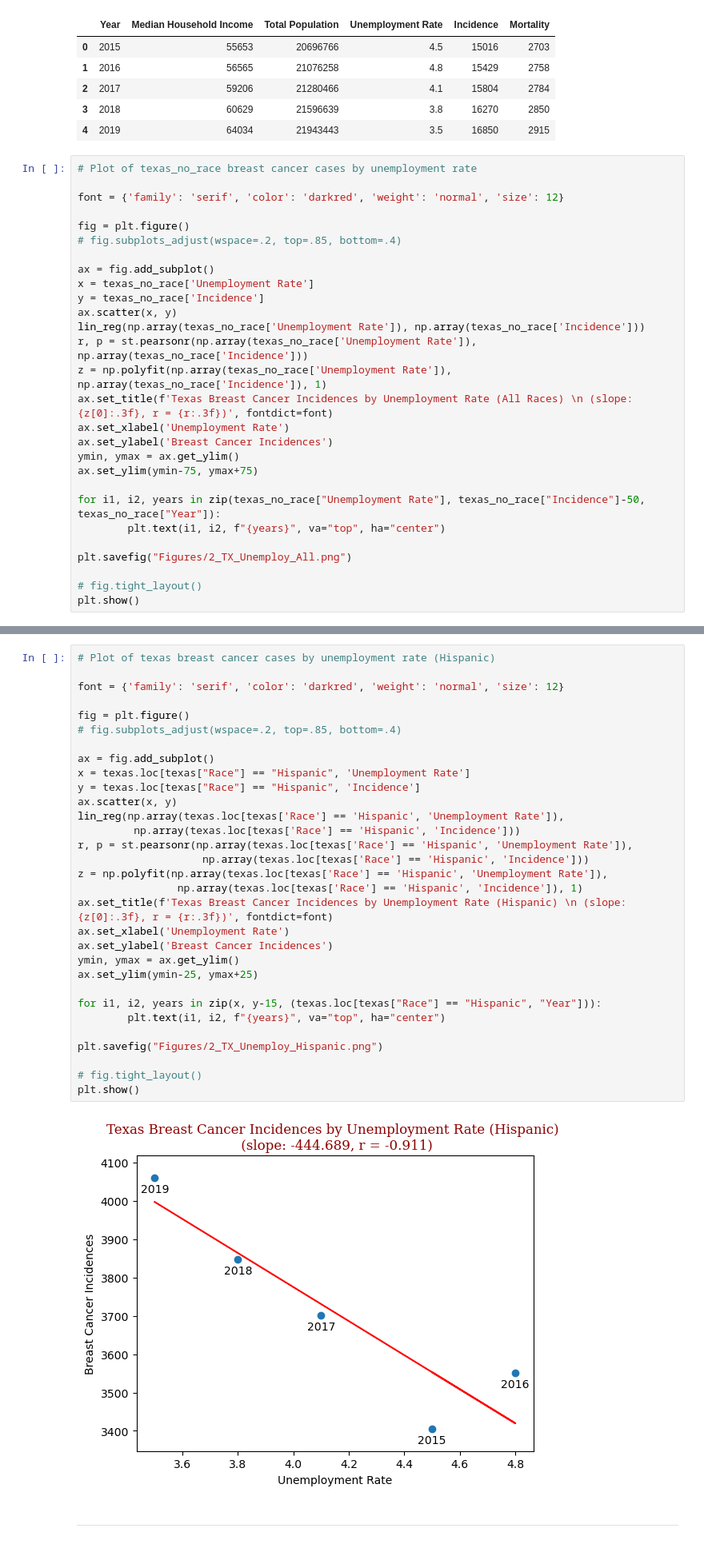
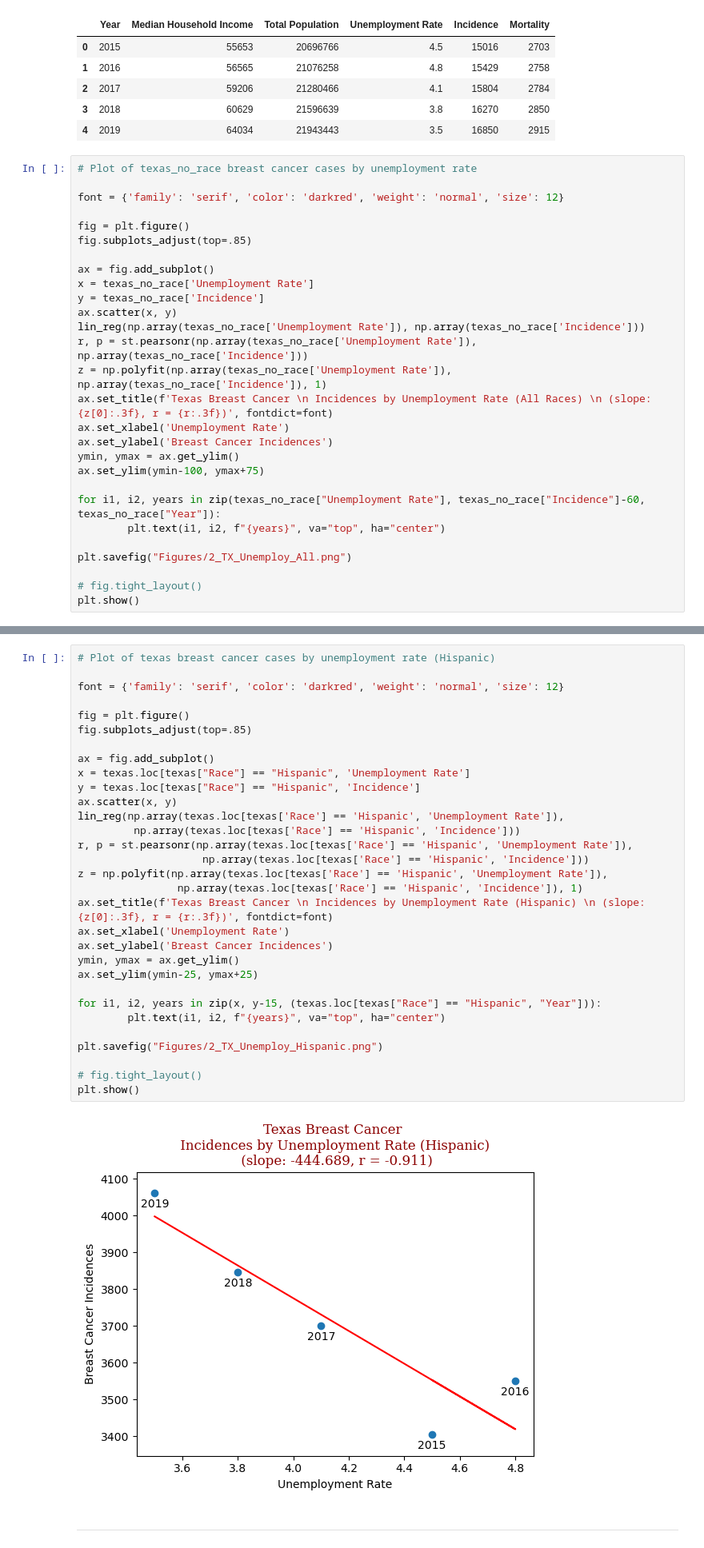
Before and after one commit to emilymees/Project-One, a Jupyter notebook: per_state.ipynb, the cells around one changed output, grey strips where cells are left out. Shown at 80% size. Cells and saved outputs as stored; diff of their text form.

```diff
--- a/per_state.ipynb
+++ b/per_state.ipynb
@@ -198,7 +198,7 @@ texas_no_race
 font = {'family': 'serif', 'color': 'darkred', 'weight': 'normal', 'size': 12}
 
 fig = plt.figure()
-# fig.subplots_adjust(wspace=.2, top=.85, bottom=.4)
+fig.subplots_adjust(top=.85)
 
 ax = fig.add_subplot()
 x = texas_no_race['Unemployment Rate']
@@ -207,13 +207,13 @@ ax.scatter(x, y)
 lin_reg(np.array(texas_no_race['Unemployment Rate']), np.array(texas_no_race['Incidence']))
 r, p = st.pearsonr(np.array(texas_no_race['Unemployment Rate']), np.array(texas_no_race['Incidence']))
 z = np.polyfit(np.array(texas_no_race['Unemployment Rate']), np.array(texas_no_race['Incidence']), 1)
-ax.set_title(f'Texas Breast Cancer Incidences by Unemployment Rate (All Races) \n (slope: {z[0]:.3f}, r = {r:.3f})', fontdict=font)
+ax.set_title(f'Texas Breast Cancer \n Incidences by Unemployment Rate (All Races) \n (slope: {z[0]:.3f}, r = {r:.3f})', fontdict=font)
 ax.set_xlabel('Unemployment Rate')
 ax.set_ylabel('Breast Cancer Incidences')
 ymin, ymax = ax.get_ylim()
-ax.set_ylim(ymin-75, ymax+75)
+ax.set_ylim(ymin-100, ymax+75)
 
-for i1, i2, years in zip(texas_no_race["Unemployment Rate"], texas_no_race["Incidence"]-50, texas_no_race["Year"]):
+for i1, i2, years in zip(texas_no_race["Unemployment Rate"], texas_no_race["Incidence"]-60, texas_no_race["Year"]):
         plt.text(i1, i2, f"{years}", va="top", ha="center")
 
 plt.savefig("Figures/2_TX_Unemploy_All.png")
@@ -291,36 +291,36 @@ plt.show()
 # %%
 # Plot of texas breast cancer cases by unemployment rate (Hispanic)
 
 font = {'family': 'serif', 'color': 'darkred', 'weight': 'normal', 'size': 12}
 
 fig = plt.figure()
-# fig.subplots_adjust(wspace=.2, top=.85, bottom=.4)
+fig.subplots_adjust(top=.85)
 
 ax = fig.add_subplot()
 x = texas.loc[texas["Race"] == "Hispanic", 'Unemployment Rate']
 y = texas.loc[texas["Race"] == "Hispanic", 'Incidence']
 ax.scatter(x, y)
 lin_reg(np.array(texas.loc[texas['Race'] == 'Hispanic', 'Unemployment Rate']),
          np.array(texas.loc[texas['Race'] == 'Hispanic', 'Incidence']))
 r, p = st.pearsonr(np.array(texas.loc[texas['Race'] == 'Hispanic', 'Unemployment Rate']),
                     np.array(texas.loc[texas['Race'] == 'Hispanic', 'Incidence']))
 z = np.polyfit(np.array(texas.loc[texas['Race'] == 'Hispanic', 'Unemployment Rate']),
                 np.array(texas.loc[texas['Race'] == 'Hispanic', 'Incidence']), 1)
-ax.set_title(f'Texas Breast Cancer Incidences by Unemployment Rate (Hispanic) \n (slope: {z[0]:.3f}, r = {r:.3f})', fontdict=font)
+ax.set_title(f'Texas Breast Cancer \n Incidences by Unemployment Rate (Hispanic) \n (slope: {z[0]:.3f}, r = {r:.3f})', fontdict=font)
 ax.set_xlabel('Unemployment Rate')
 ax.set_ylabel('Breast Cancer Incidences')
 ymin, ymax = ax.get_ylim()
 ax.set_ylim(ymin-25, ymax+25)
 
 for i1, i2, years in zip(x, y-15, (texas.loc[texas["Race"] == "Hispanic", "Year"])):
         plt.text(i1, i2, f"{years}", va="top", ha="center")
 
 plt.savefig("Figures/2_TX_Unemploy_Hispanic.png")
 
 # fig.tight_layout()
 plt.show()
 # %% [output]
-[figure, old version]
+[figure, new version]
 # %% [markdown]
 ---
 # %%
```
Also changed, not shown: parts of 7 cells of this notebook, 8 other files.
